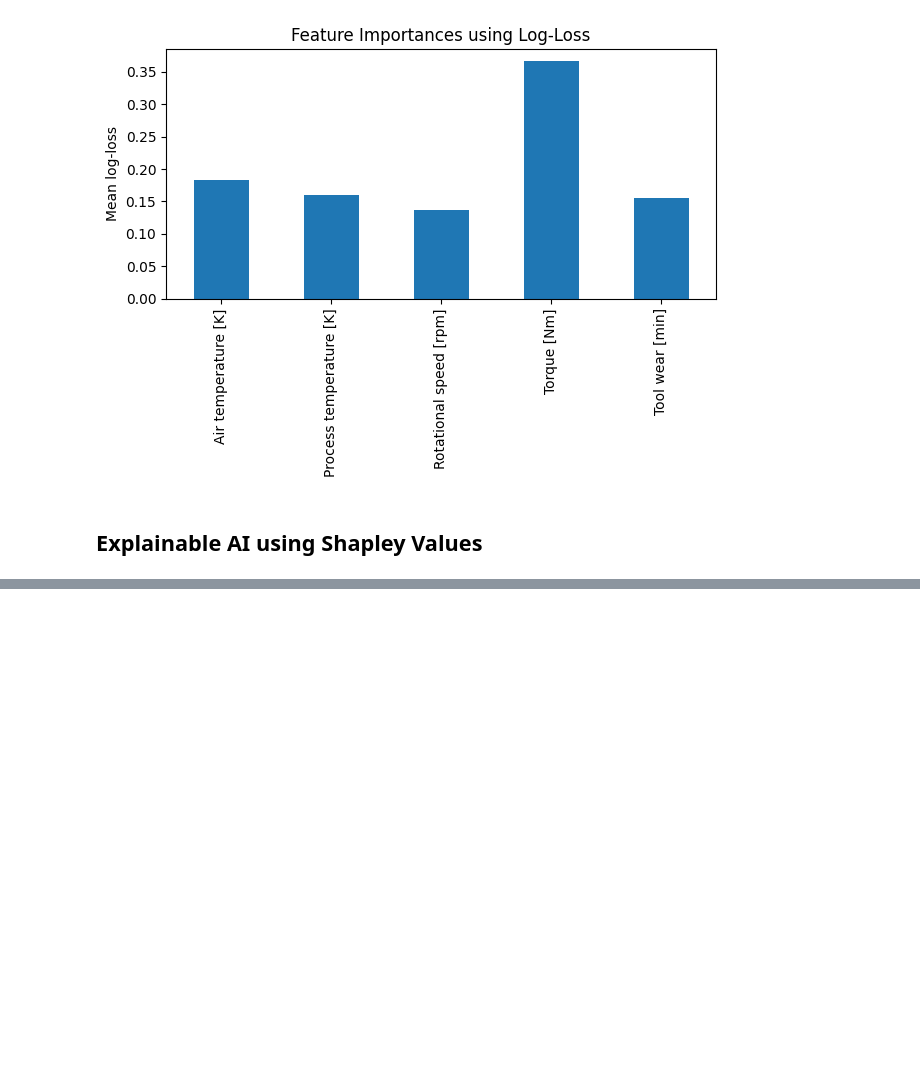
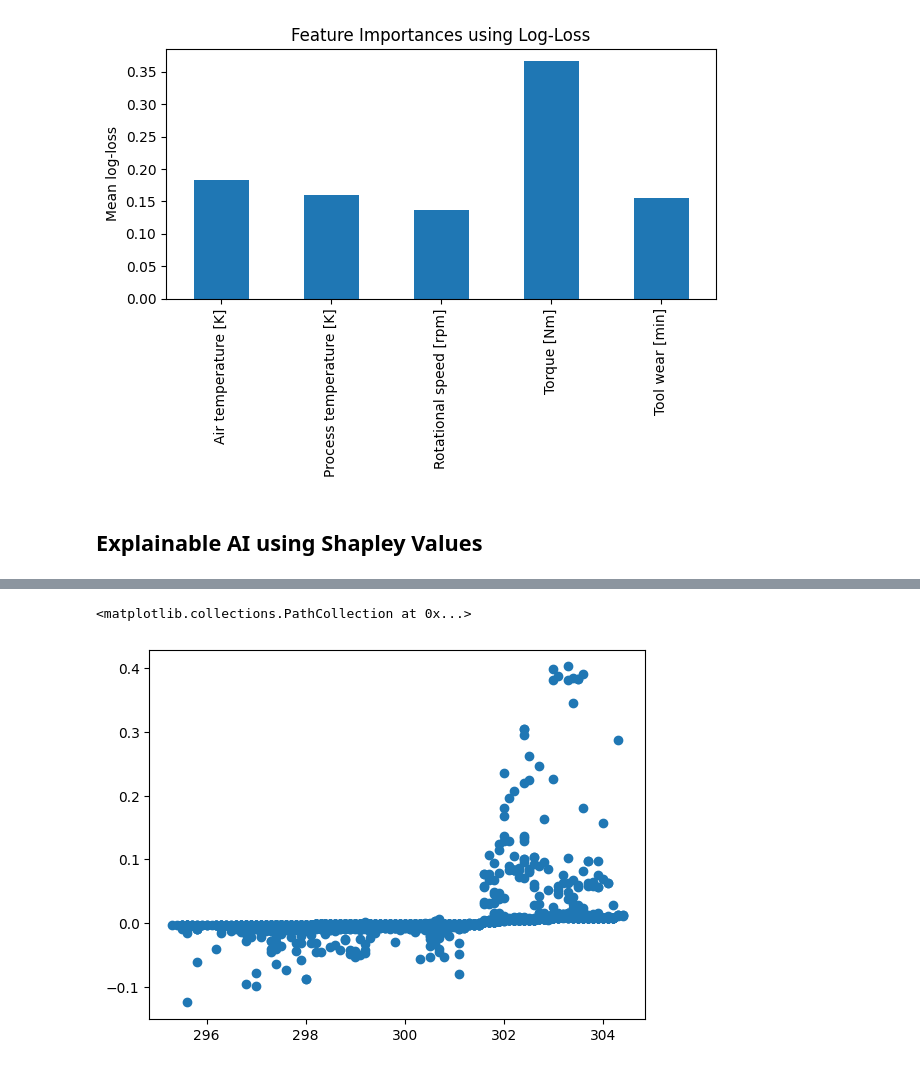
Before and after one commit to Sebastian1981/CBM_DataSimulator, a Jupyter notebook: notebooks/eda.ipynb, the cells around one changed output, grey strips where cells are left out. Saved outputs shown, nothing was run; the diff lists cells and outputs as text; code cells hidden in the pictures; blank space fills up the shorter version.

```diff
--- a/notebooks/eda.ipynb
+++ b/notebooks/eda.ipynb
@@ -200,0 +240,5 @@ shap_values = explainer.shap_values(X_train)
+# %%
+plt.scatter(x=X_test['Air temperature [K]'], y=shap_values[:,0])
+# %% [output]
+<matplotlib.collections.PathCollection at 0x...>
+[figure, added]
```
Also changed, not shown: parts of 11 cells of this notebook.
